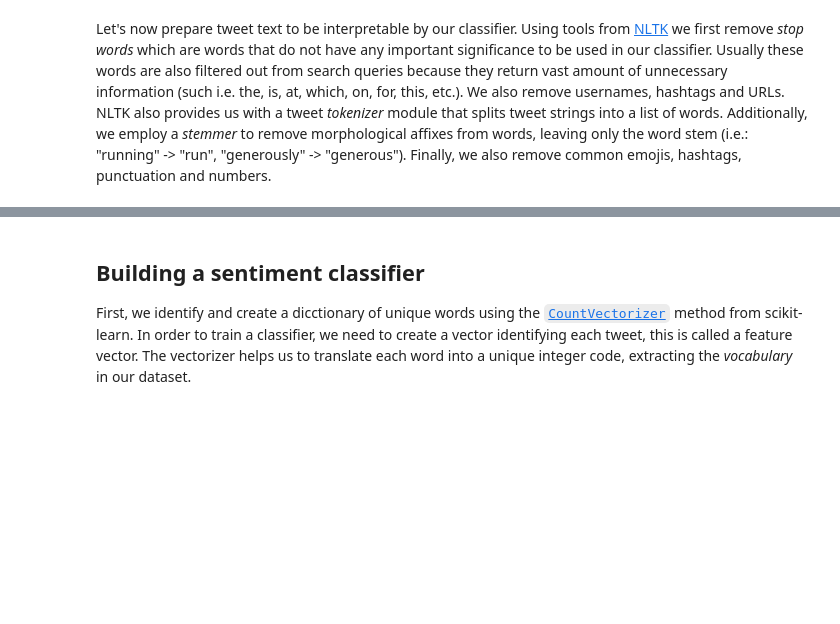
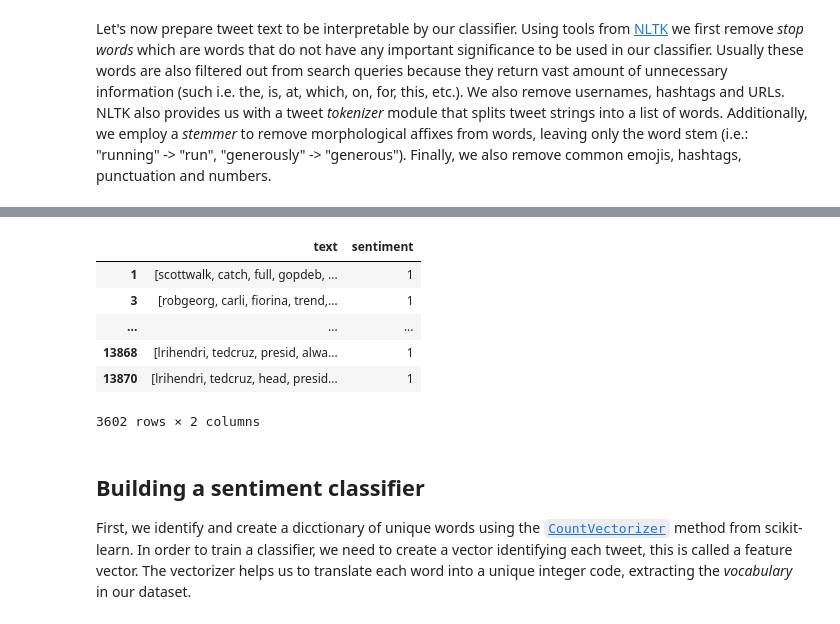
Before and after one commit to manlio99/Materia-de-aprendizaje, a Jupyter notebook: code/2_TextClassification/text_classifier.ipynb, the cells around one changed output, grey strips where cells are left out. Cells and saved outputs as stored; diff of their text form; code cells hidden in the pictures; blank space fills up the shorter version.

```diff
--- a/code/2_TextClassification/text_classifier.ipynb
+++ b/code/2_TextClassification/text_classifier.ipynb
@@ -75,19 +96,14 @@ import nltk
 import string
 import re
 
-# Set of happy emojis
-emojis_happy = set([ ':-)', ':)', ';)', ':o)', ':]', ':3', ':c)', ':>', '=]', '8)', '=)', ':}',
-                        ':^)', ':-D', ':D', '8-D', '8D', 'x-D', 'xD', 'X-D', 'XD', '=-D', '=D',
-                        '=-3', '=3', ':-))', ":'-)", ":')", ':*', ':^*', '>:P', ':-P', ':P', 'X-P',
-                        'x-p', 'xp', 'XP', ':-p', ':p', '=p', ':-b', ':b', '>:)', '>;)', '>:-)','<3'])
-
-# Set of sad emojis
-emojis_sad = set([ ':L', ':-/', '>:/', ':S', '>:[', ':@', ':-(', ':[', ':-||', '=L', ':<',
-                      ':-[', ':-<', '=\\', '=/', '>:(', ':(', '>.<', ":'-(", ":'(", ':\\', ':-c',
-                      ':c', ':{', '>:\\', ';(', '🇺🇸'])
-
-# Emojis set
-emojis = emojis_happy.union(emojis_sad)
+# Set of emojis to remove from tweets
+emojis = set([ ':-)', ':)', ';)', ':o)', ':]', ':3', ':c)', ':>', '=]', '8)', '=)', ':}',
+               ':^)', ':-D', ':D', '8-D', '8D', 'x-D', 'xD', 'X-D', 'XD', '=-D', '=D',
+               '=-3', '=3', ':-))', ":'-)", ":')", ':*', ':^*', '>:P', ':-P', ':P', 'X-P',
+               'x-p', 'xp', 'XP', ':-p', ':p', '=p', ':-b', ':b', '>:)', '>;)', '>:-)','<3',
+               ':L', ':-/', '>:/', ':S', '>:[', ':@', ':-(', ':[', ':-||', '=L', ':<',
+               ':-[', ':-<', '=\\', '=/', '>:(', ':(', '>.<', ":'-(", ":'(", ':\\', ':-c',
+               ':c', ':{', '>:\\', ';(', '🇺🇸'])
 
 # English stop words set
 nltk.download('stopwords')
@@ -130,3 +146,4 @@ def clean_tweet(tweet):
 tweets_data_df["text"] = tweets_data_df["text"].apply(lambda x: clean_tweet(x))
 # remove stopwords and punctuation
 tweets_data_df
+# %% [output]
@@ -133,3 +153,10 @@ tweets_data_df
+|  | text | sentiment |
+| 1 | [scottwalk, catch, full, gopdeb, ... | 1 |
+| 3 | [robgeorg, carli, fiorina, trend,... | 1 |
+| ... | ... | ... |
+| 13868 | [lrihendri, tedcruz, presid, alwa... | 1 |
+| 13870 | [lrihendri, tedcruz, head, presid... | 1 |
+3602 rows × 2 columns
 # %% [markdown]
 ## Building a sentiment classifier
 First, we identify and create a dicctionary of unique words using the [`CountVectorizer`](https://scikit-learn.org/stable/modules/generated/sklearn.feature_extraction.text.CountVectorizer.html) method from scikit-learn. In order to train a classifier, we need to create a vector identifying each tweet, this is called a feature vector. The vectorizer helps us to translate each word into a unique integer code, extracting the *vocabulary* in our dataset.
```
Also changed, not shown: parts of 14 cells of this notebook.
